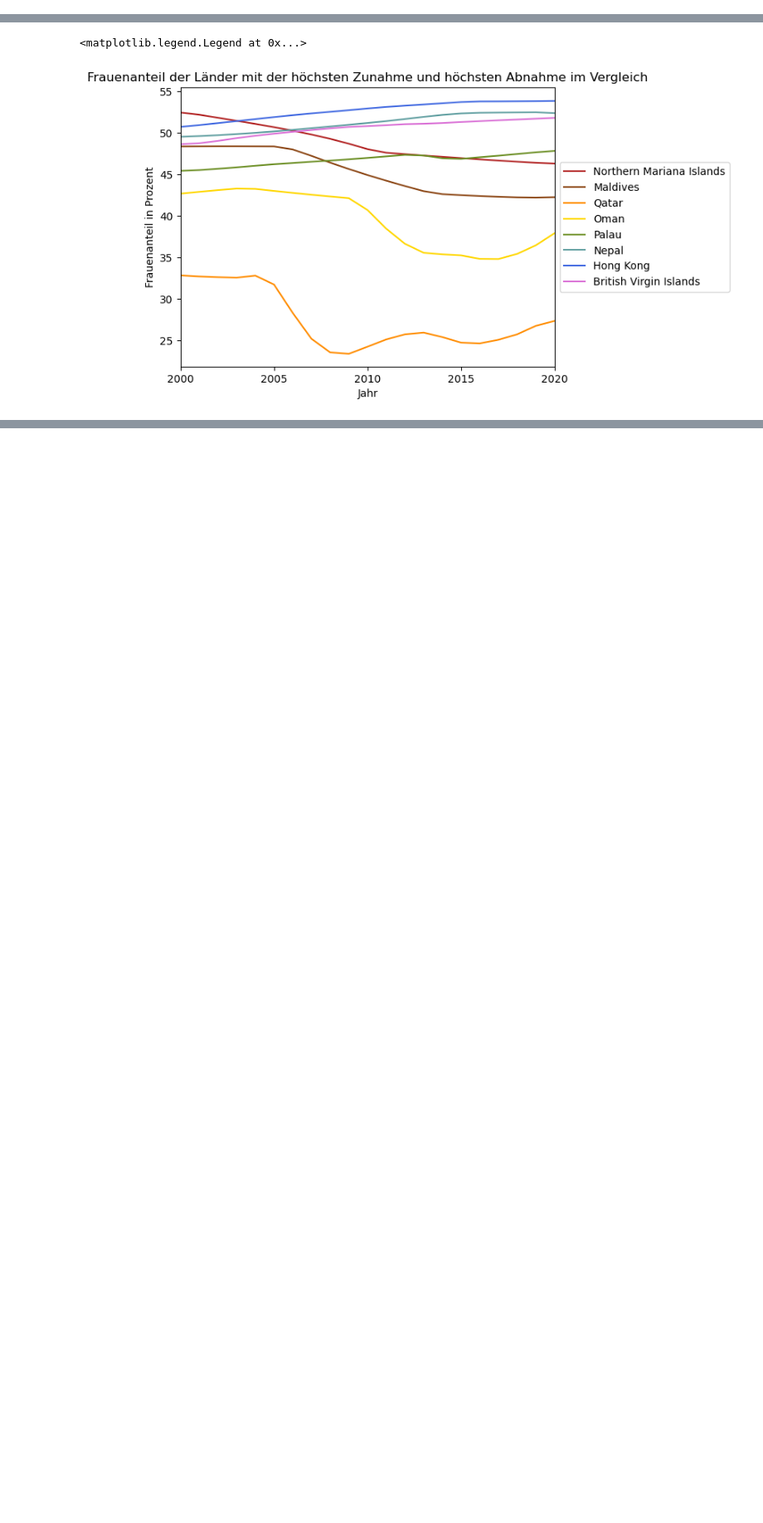
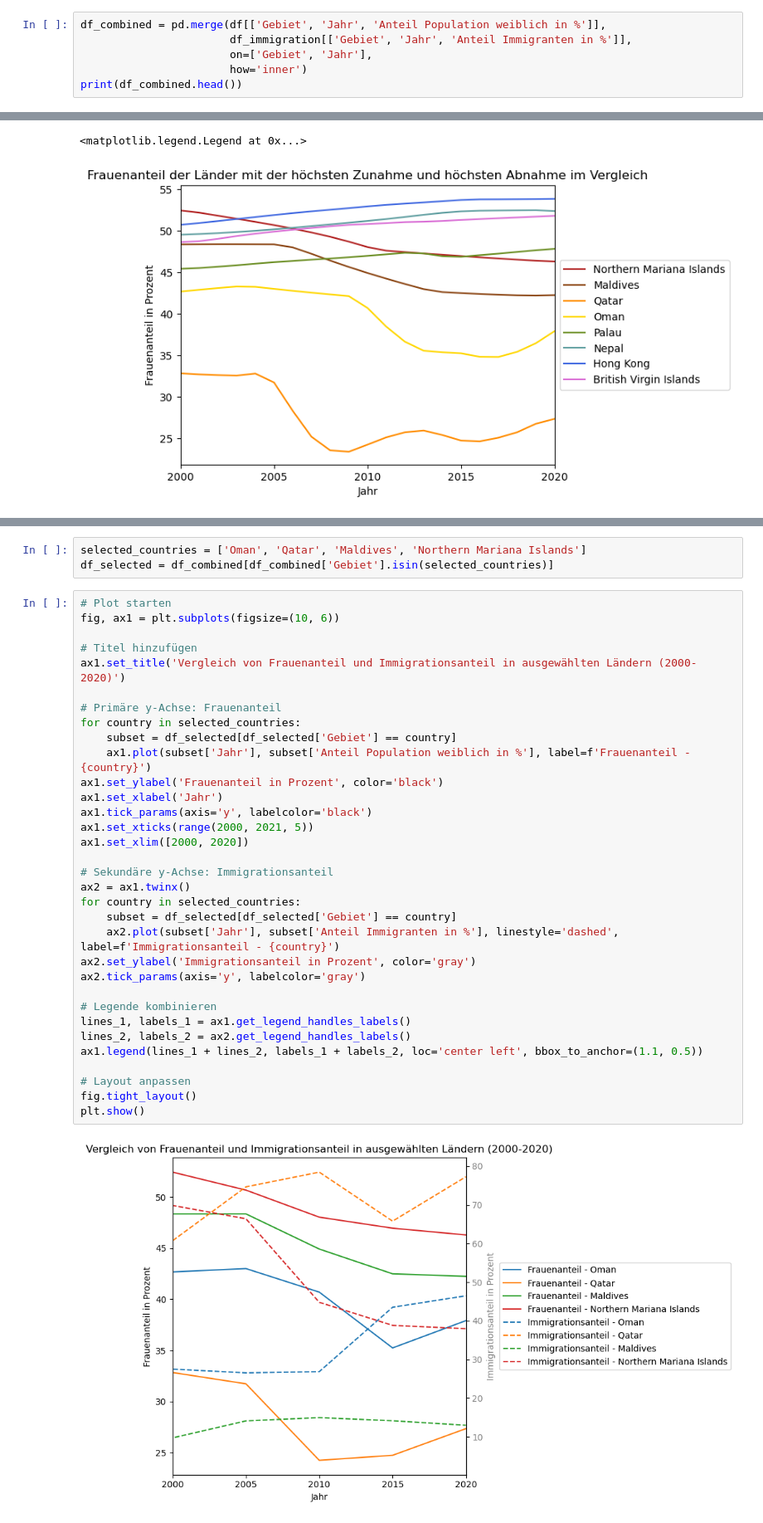
Before and after one commit to elenabuchli/Leistungsnachweis_2, a Jupyter notebook: Leistungsnachweis_Python_Frauenanteil.ipynb, the cells around one changed output, grey strips where cells are left out. Shown at 83% size. Saved outputs shown, nothing was run; the diff lists cells and outputs as text; blank space fills up the shorter version.

```diff
--- a/Leistungsnachweis_Python_Frauenanteil.ipynb
+++ b/Leistungsnachweis_Python_Frauenanteil.ipynb
@@ -35,0 +60,6 @@ df.head()
+# %%
+df_combined = pd.merge(df[['Gebiet', 'Jahr', 'Anteil Population weiblich in %']],
+                       df_immigration[['Gebiet', 'Jahr', 'Anteil Immigranten in %']],
+                       on=['Gebiet', 'Jahr'],
+                       how='inner')
+print(df_combined.head())
@@ -406,0 +425,38 @@ df_filtered[df_filtered['Jahr'] == 2020].sort_values(by='Anteil Population weibl
+# %%
+selected_countries = ['Oman', 'Qatar', 'Maldives', 'Northern Mariana Islands']
+df_selected = df_combined[df_combined['Gebiet'].isin(selected_countries)]
+# %%
+# Plot starten
+fig, ax1 = plt.subplots(figsize=(10, 6))
+
+# Titel hinzufügen
+ax1.set_title('Vergleich von Frauenanteil und Immigrationsanteil in ausgewählten Ländern (2000-2020)')
+
+# Primäre y-Achse: Frauenanteil
+for country in selected_countries:
+    subset = df_selected[df_selected['Gebiet'] == country]
+    ax1.plot(subset['Jahr'], subset['Anteil Population weiblich in %'], label=f'Frauenanteil - {country}')
+ax1.set_ylabel('Frauenanteil in Prozent', color='black')
+ax1.set_xlabel('Jahr')
+ax1.tick_params(axis='y', labelcolor='black')
+ax1.set_xticks(range(2000, 2021, 5))
+ax1.set_xlim([2000, 2020])
+
+# Sekundäre y-Achse: Immigrationsanteil
+ax2 = ax1.twinx()
+for country in selected_countries:
+    subset = df_selected[df_selected['Gebiet'] == country]
+    ax2.plot(subset['Jahr'], subset['Anteil Immigranten in %'], linestyle='dashed', label=f'Immigrationsanteil - {country}')
+ax2.set_ylabel('Immigrationsanteil in Prozent', color='gray')
+ax2.tick_params(axis='y', labelcolor='gray')
+
+# Legende kombinieren
+lines_1, labels_1 = ax1.get_legend_handles_labels()
+lines_2, labels_2 = ax2.get_legend_handles_labels()
+ax1.legend(lines_1 + lines_2, labels_1 + labels_2, loc='center left', bbox_to_anchor=(1.1, 0.5))
+
+# Layout anpassen
+fig.tight_layout()
+plt.show()
+# %% [output]
+[figure, added]
```
Also changed, not shown: parts of 19 cells of this notebook, 1 other file.
